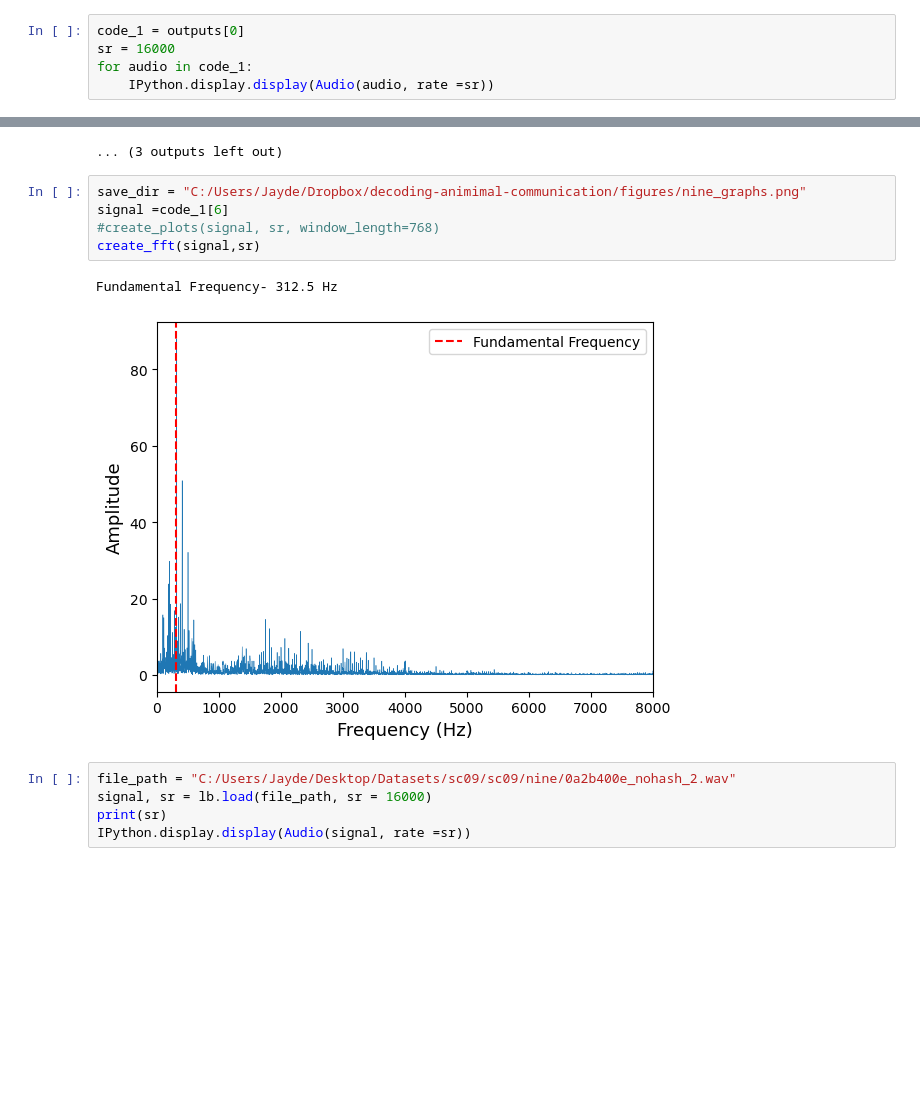
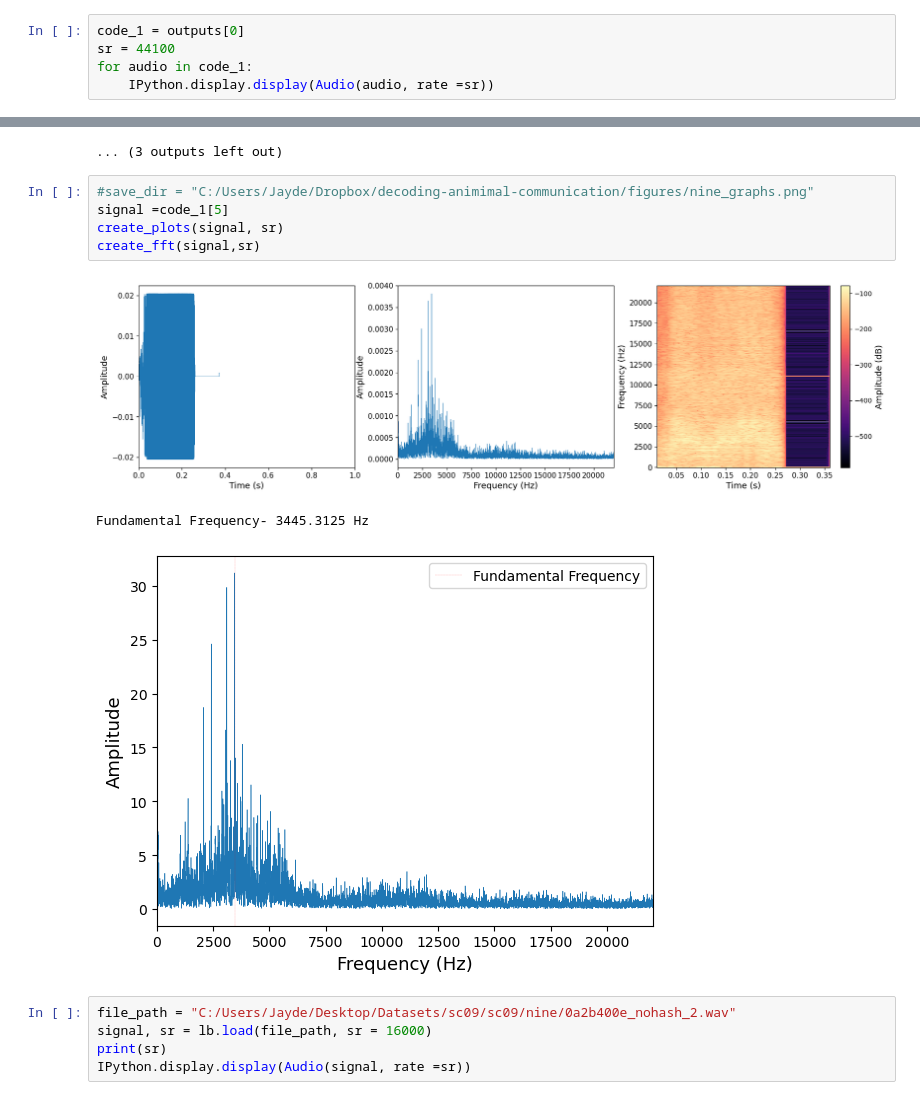
Before and after one commit to JaydenDave/decoding-animimal-communication, a Jupyter notebook: winfoGAN/model_testing.ipynb, the cells around one changed output, grey strips where cells are left out. Cells and saved outputs as stored; diff of their text form; blank space fills up the shorter version.

```diff
--- a/winfoGAN/model_testing.ipynb
+++ b/winfoGAN/model_testing.ipynb
@@ -186,7 +175,7 @@ DENORMALISING- MEAN:-0.00011045925930375233, STD_DEV:0.07974209636449814
 DENORMALISED
 # %%
 code_1 = outputs[0]
-sr = 16000
+sr = 44100
 for audio in code_1:
     IPython.display.display(Audio(audio, rate =sr))
 # %% [output]
@@ -204,13 +193,14 @@ for audio in code_1:
 [interactive output not drawn]
 ... (3 outputs left out)
 # %%
-save_dir = "C:/Users/Jayde/Dropbox/decoding-animimal-communication/figures/nine_graphs.png"
-signal =code_1[6]
-#create_plots(signal, sr, window_length=768)
+#save_dir = "C:/Users/Jayde/Dropbox/decoding-animimal-communication/figures/nine_graphs.png"
+signal =code_1[5]
+create_plots(signal, sr)
 create_fft(signal,sr)
 # %% [output]
+[figure, new version]
-Fundamental Frequency- 312.5 Hz
+Fundamental Frequency- 3445.3125 Hz
-[figure, old version]
+[figure, added]
 # %%
 file_path = "C:/Users/Jayde/Desktop/Datasets/sc09/sc09/nine/0a2b400e_nohash_2.wav"
 signal, sr = lb.load(file_path, sr = 16000)
```
Also changed, not shown: parts of 14 cells of this notebook, 9 other files.
